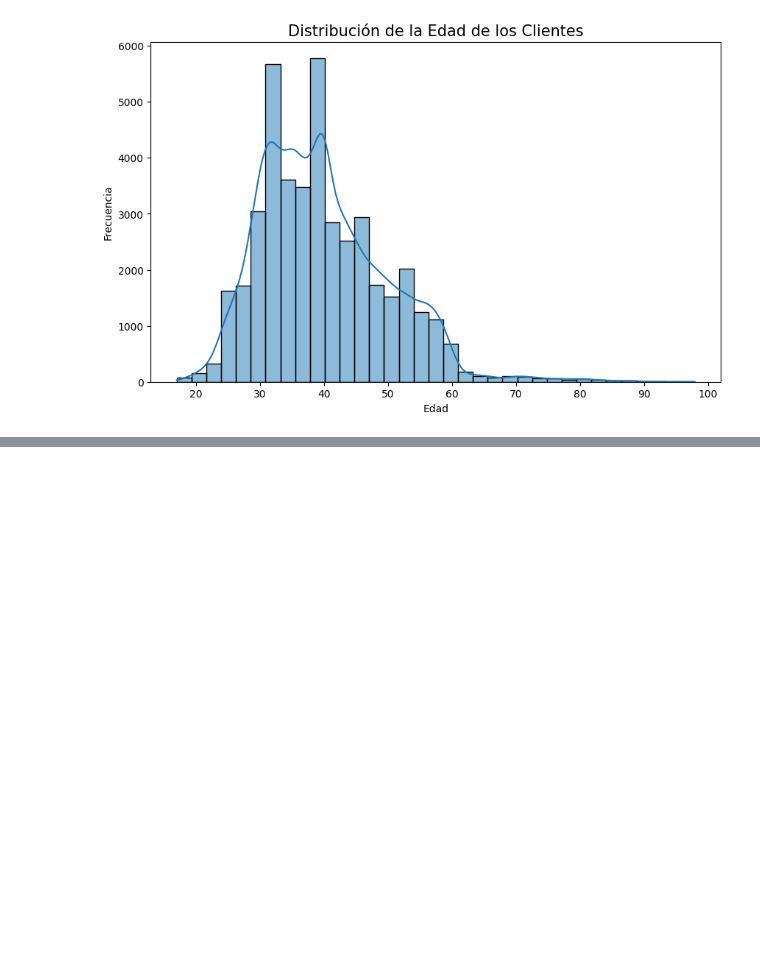
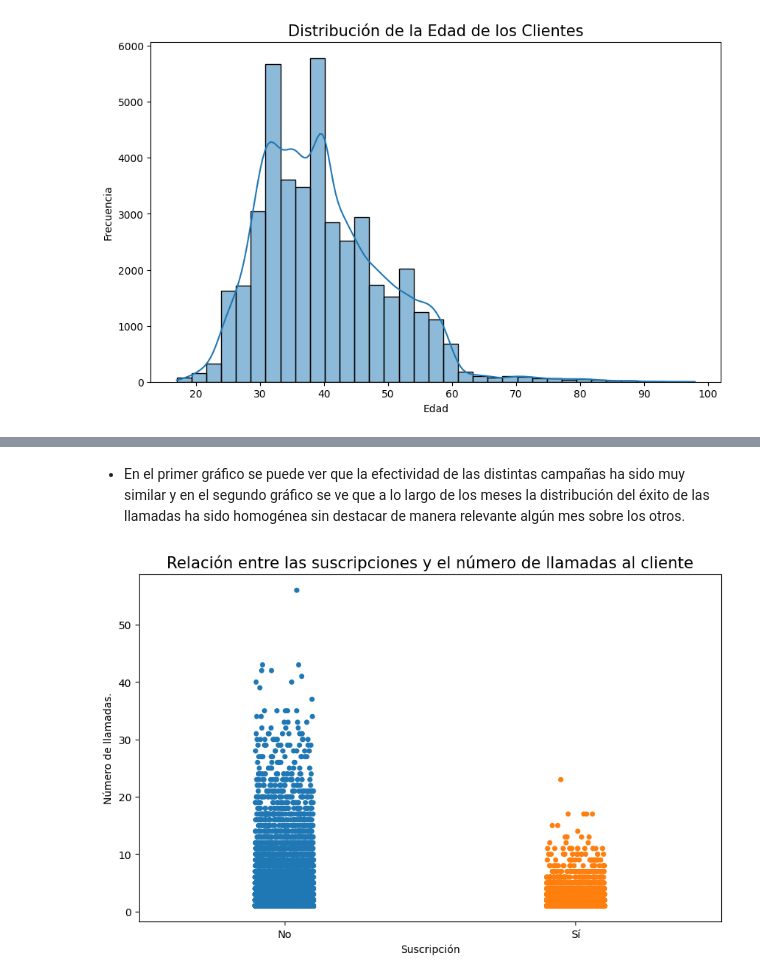
Before and after one commit to MarionaCarreras/Proyecto_PythonforData, a Jupyter notebook: EDA_bank.ipynb, the cells around one changed output, grey strips where cells are left out. Cells and saved outputs as stored; diff of their text form; code cells hidden in the pictures; blank space fills up the shorter version.

```diff
--- a/EDA_bank.ipynb
+++ b/EDA_bank.ipynb
@@ -1081,0 +1224,13 @@ Campañas Enfocadas en Ocupación: Considerar estrategias específicas para los
+# %% [markdown]
+- En el primer gráfico se puede ver que la efectividad de las distintas campañas ha sido muy similar y en el segundo gráfico se ve que a lo largo de los meses la distribución del éxito de las llamadas ha sido homogénea sin destacar de manera relevante algún mes sobre los otros.
+# %%
+# Visualización de duración de la campaña con el éxito
+plt.figure(figsize=(10, 6))
+sns.stripplot(x = 'y', y = 'campaign', data = bank, hue = 'y', legend = False)
+plt.xlabel('Suscripción')
+plt.ylabel('Número de llamadas.')
+plt.xticks(['no', 'yes'], ['No', 'Sí'])
+plt.title('Relación entre las suscripciones y el número de llamadas al cliente',fontsize = 15)
+plt.show()
+# %% [output]
+[figure, added]
```
Also changed, not shown: parts of 22 cells of this notebook, 3 other files.
